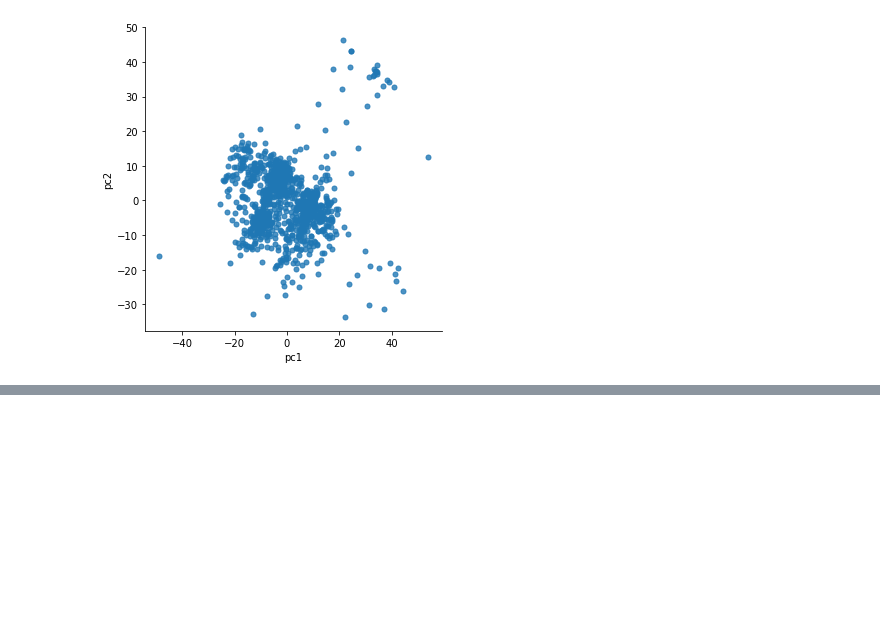
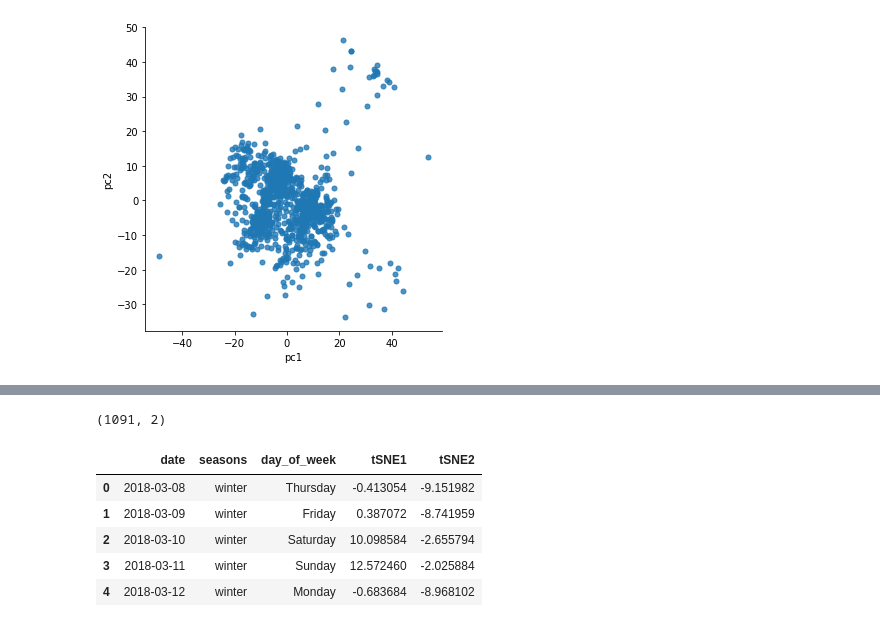
Before and after one commit to amandakhoo/data4all-team6, a Jupyter notebook: Subway_Shutdown_Resulting_Behavior.ipynb, the cells around one changed output, grey strips where cells are left out. Cells and saved outputs as stored; diff of their text form; code cells hidden in the pictures; blank space fills up the shorter version.

```diff
--- a/Subway_Shutdown_Resulting_Behavior.ipynb
+++ b/Subway_Shutdown_Resulting_Behavior.ipynb
@@ -129,0 +177,51 @@ from sklearn.datasets import make_blobs
+# %%
+# Masks for seasons
+
+from matplotlib.pyplot import summer
+
+
+winter_start_0 = '12-21'
+winter_start_1 = '01-01'
+spring_start = '03-20'
+summer_start = '06-21'
+fall_start = '12-21'
+
+list_seasons = ['winter', 'spring', 'summer', 'fall']
+
+mask_winter = (Y.dt.strftime('%m-%d') >= winter_start_0) | ((Y.dt.strftime('%m-%d') >= winter_start_1) & (Y.dt.strftime('%m-%d') < spring_start))
+mask_spring = (Y.dt.strftime('%m-%d') >= spring_start) & (Y.dt.strftime('%m-%d') < summer_start)
+mask_summer = (Y.dt.strftime('%m-%d') >= summer_start) & (Y.dt.strftime('%m-%d') < fall_start)
+mask_fall = (Y.dt.strftime('%m-%d') >= fall_start) & (Y.dt.strftime('%m-%d') < winter_start_0)
+# %%
+# Masks for seasons and days of the week
+
+seasons = pd.Series(np.zeros(len(Y)), name='seasons')
+seasons[mask_winter] = list_seasons[0]
+seasons[mask_spring] = list_seasons[1]
+seasons[mask_summer] = list_seasons[2]
+seasons[mask_fall] = list_seasons[3]
+
+days = pd.Series(np.zeros(len(Y)), name='day_of_week')
+days[mask_monday] = list_days[0]
+days[mask_tuesday] = list_days[1]
+days[mask_wednesday] = list_days[2]
+days[mask_thursday] = list_days[3]
+days[mask_friday] = list_days[4]
+days[mask_saturday] = list_days[5]
+days[mask_sunday] = list_days[6]
+# %%
+from sklearn.manifold import TSNE
+
+X_embedded = TSNE(init='random', learning_rate='auto').fit_transform(X)
+print(X_embedded.shape)
+
+tSNE_df = pd.concat([Y, seasons, days, pd.DataFrame(X_embedded, columns=['tSNE1', 'tSNE2'])], axis=1)
+tSNE_df.head()
+# %% [output]
+(1091, 2)
+|  | date | seasons | day_of_week | tSNE1 | tSNE2 |
+| 0 | 2018-03-08 | winter | Thursday | -0.413054 | -9.151982 |
+| 1 | 2018-03-09 | winter | Friday | 0.387072 | -8.741959 |
+| 2 | 2018-03-10 | winter | Saturday | 10.098584 | -2.655794 |
+| 3 | 2018-03-11 | winter | Sunday | 12.572460 | -2.025884 |
+| 4 | 2018-03-12 | winter | Monday | -0.683684 | -8.968102 |
```
Also changed, not shown: parts of 6 cells of this notebook.
